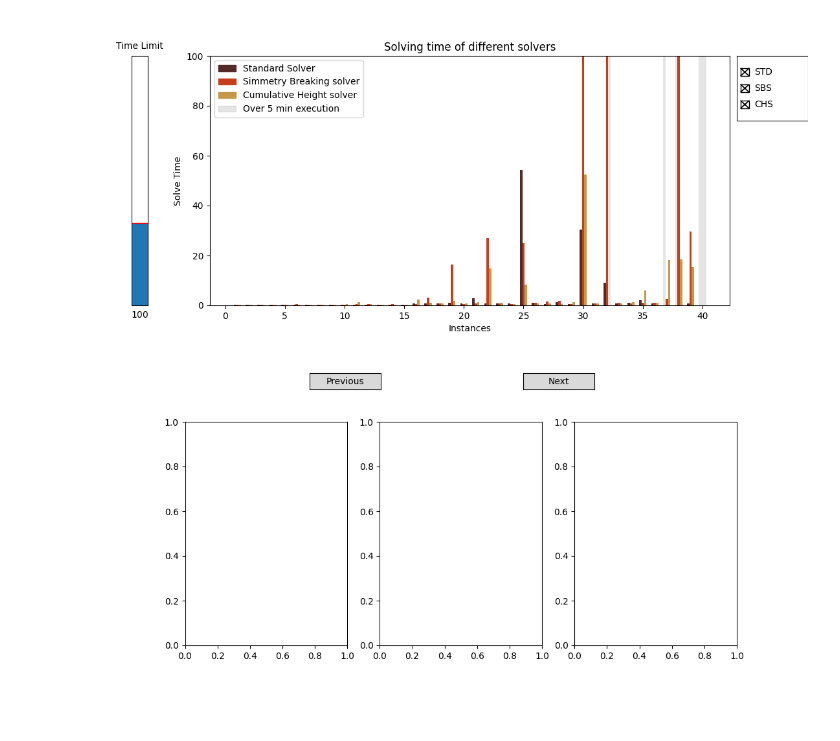
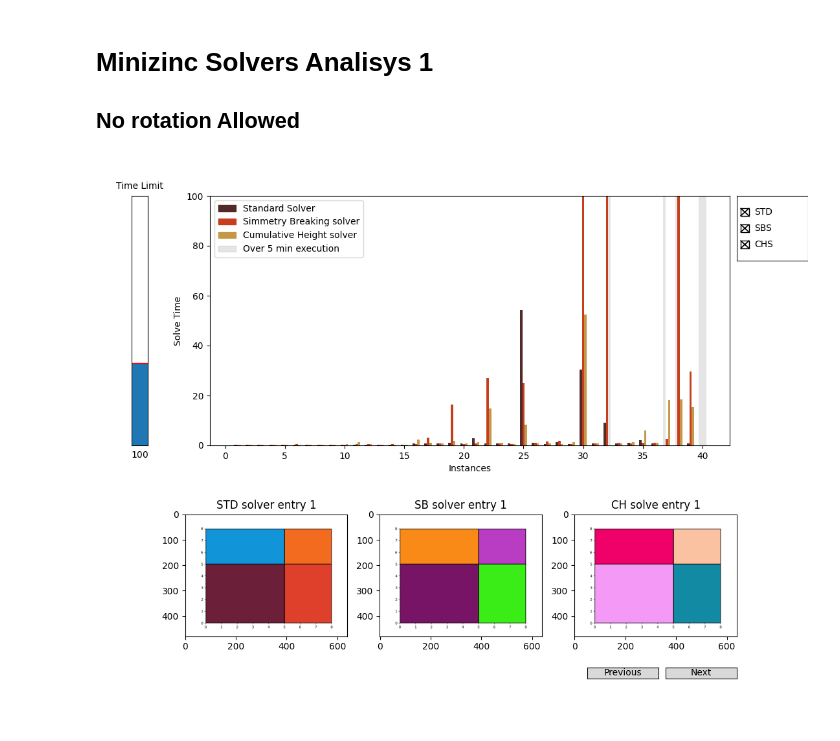
Before and after one commit to rrMat/VLSI-Multi-Paradigm-Solver, a Jupyter notebook: CP/data_visualization.ipynb, the cells around one changed output. Drawn from its saved outputs; the diff is of its cells as text; code cells hidden in the pictures; blank space fills up the shorter version.

Commit message:
Added documentation and modif. visualization_data

```diff
--- a/CP/data_visualization.ipynb
+++ b/CP/data_visualization.ipynb
@@ -54,10 +47,14 @@ total_chs_time = sum(chs_data['solve time'].to_list())
 mean_std = total_std_time/40
 mean_sbs = total_sbs_time/40
 mean_chs = total_chs_time/40
+# %% [markdown]
+# Minizinc Solvers Analisys 1
+## No rotation Allowed
 # %%
+#interactive chart 1
 width=0.2
 fig, ax = plt.subplots(figsize=(11,5))
-ax.set_title("Solving time of different solvers")
+fig.set_label("Solving time comparisons between solvers")
 
 index = np.arange(40)
 ax.bar(index- width +1, std_data['solve time'].to_list(), width, color=colors_std, label="STD")
@@ -106,13 +103,25 @@ ax.legend(handles=[std_patch, sbs_patch, chs_patch, over5_patch])
 
 plt.show()
 # %% [output]
-[figure, old version]
+[figure, new version]
 # %%
-fig, ax = plt.subplots(1,3, figsize=(11,5))
-fig.subplots_adjust(top=0.8)
+fig, ax = plt.subplots(1,3, figsize=(11,3.5))
+fig.set_label("Solutions visualization")
+fig.subplots_adjust(top=1.2)
+img1 = mpimg.imread("img/STANDARD_IMG/device-1.png")
+ax[0].imshow(img1)
+ax[0].set_title("STD solver entry 1")
 
-prev_ax = fig.add_axes([0.3,0.9,0.1,0.05])
-next_ax = fig.add_axes([0.6,0.9,0.1,0.05])
+img2 = mpimg.imread("img/SBS_IMG/device-1.png")
+ax[1].imshow(img2)
+ax[1].set_title("SB solver entry 1")
+
+img3 = mpimg.imread("img/CHS_IMG/device-1.png")
+ax[2].imshow(img3)
+ax[2].set_title("CH solve entry 1")
+
+prev_ax = fig.add_axes([0.69,0.2,0.1,0.05])
+next_ax = fig.add_axes([0.8,0.2,0.1,0.05])
 prev_button = widgets.Button(prev_ax, "Previous")
 next_button = widgets.Button(next_ax, "Next")
 
@@ -124,31 +133,37 @@ class Index:
             self.ind += 1
             img1 = mpimg.imread("img/STANDARD_IMG/device-" + str(self.ind) + ".png")
             ax[0].imshow(img1)
+            ax[0].set_title("STD solver entry {}".format(self.ind))
 
             img2 = mpimg.imread("img/SBS_IMG/device-" + str(self.ind) + ".png")
             ax[1].imshow(img2)
+            ax[1].set_title("SB solver entry {}".format(self.ind))
 
             img3 = mpimg.imread("img/CHS_IMG/device-" + str(self.ind) + ".png")
             ax[2].imshow(img3)
+            ax[2].set_title("CH solver entry {}".format(self.ind))
 
 
     def prev(self, event):
         if self.ind != 1:
             self.ind -= 1
             img1 = mpimg.imread("img/STANDARD_IMG/device-" + str(self.ind) + ".png")
             ax[0].imshow(img1)
+            ax[0].set_title("STD solver entry {}".format(self.ind))
 
             img2 = mpimg.imread("img/SBS_IMG/device-" + str(self.ind) + ".png")
             ax[1].imshow(img2)
+            ax[1].set_title("SB solver entry {}".format(self.ind))
 
             img3 = mpimg.imread("img/CHS_IMG/device-" + str(self.ind) + ".png")
             ax[2].imshow(img3)
+            ax[2].set_title("CH solver entry {}".format(self.ind))
 
 
 
 callback = Index()
 prev_button.on_clicked(callback.prev)
 next_button.on_clicked(callback.next)
 plt.show()
 # %% [output]
-[figure, old version]
+[figure, new version]
```
Also changed, not shown: parts of 6 cells of this notebook, 2 other files.
